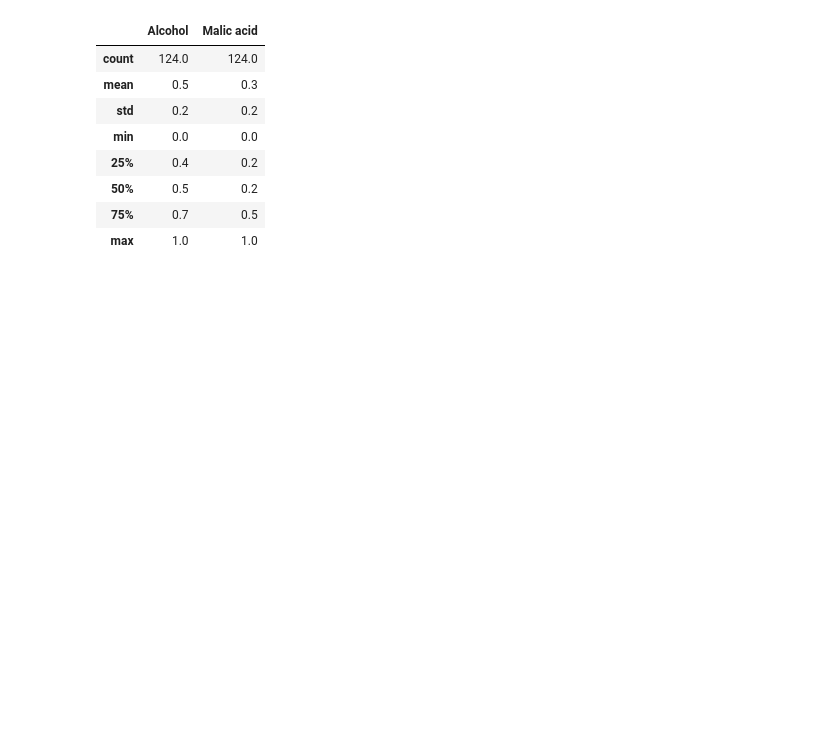
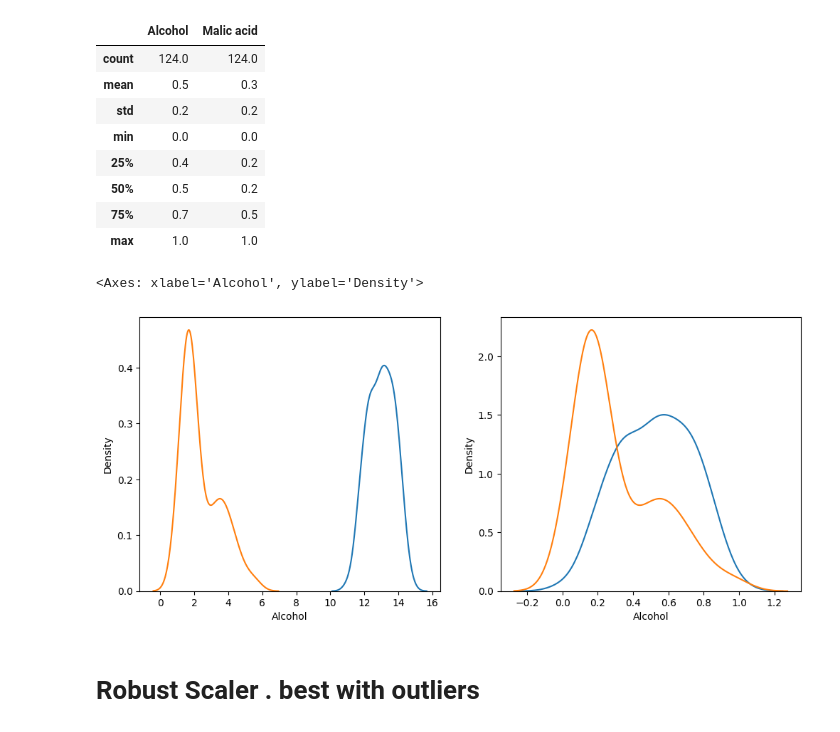
Before and after one commit to arsingla786/MLFromScratch, a Jupyter notebook: 6Normalization_scaling.ipynb, the cells around one changed output. Drawn from its saved outputs; the diff is of its cells as text; code cells hidden in the pictures; blank space fills up the shorter version.

```diff
--- a/6Normalization_scaling.ipynb
+++ b/6Normalization_scaling.ipynb
@@ -78,3 +78,16 @@ np.round(xtrain_scaled.describe(),1)
 | 50% | 0.5 | 0.2 |
 | 75% | 0.7 | 0.5 |
 | max | 1.0 | 1.0 |
+# %%
+fig, (ax1,ax2) = plt.subplots(ncols=2,figsize=(12,5))
+#before scaling
+sns.kdeplot(xtrain['Alcohol'],ax=ax1)
+sns.kdeplot(xtrain['Malic acid'],ax=ax1)
+#after scaling
+sns.kdeplot(xtrain_scaled['Alcohol'],ax=ax2)
+sns.kdeplot(xtrain_scaled['Malic acid'],ax=ax2)
+# %% [output]
+<Axes: xlabel='Alcohol', ylabel='Density'>
+[figure, added]
+# %% [markdown]
+# **Robust Scaler . best with outliers**
```
Also changed, not shown: parts of 5 cells of this notebook.
